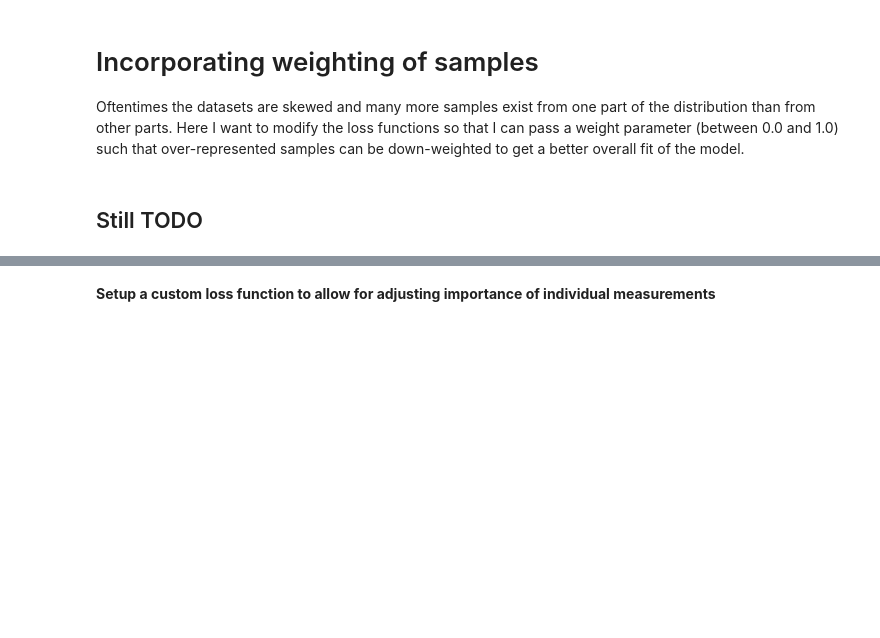
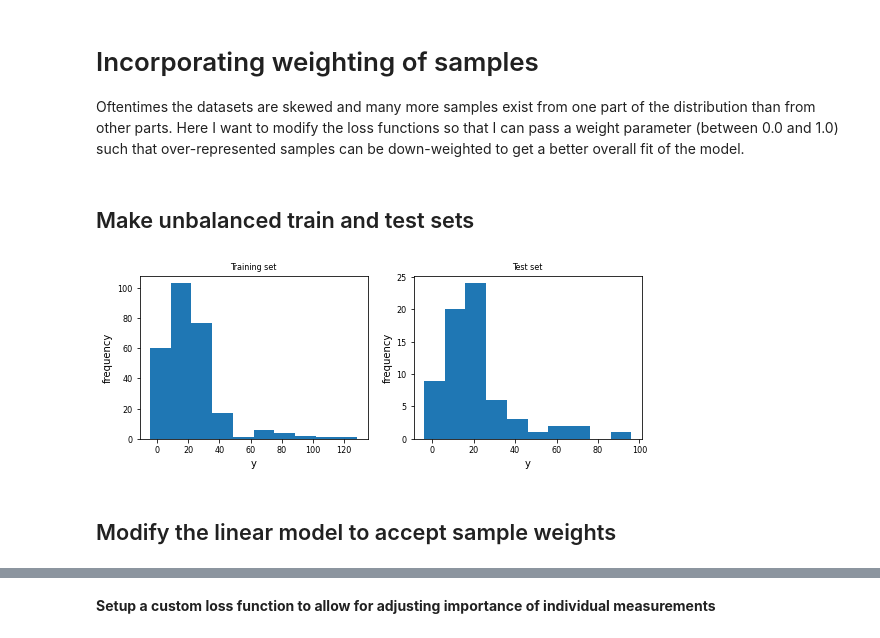
Before and after one commit to mengqvist/data_analysis_sivia, a Jupyter notebook: bayesian_linear_regression.ipynb, the cells around one changed output, grey strips where cells are left out. Cells and saved outputs as stored; diff of their text form; code cells hidden in the pictures; blank space fills up the shorter version.

```diff
--- a/bayesian_linear_regression.ipynb
+++ b/bayesian_linear_regression.ipynb
@@ -474,5 +536,3 @@ Observations: The classical linear models with MSE performs the worst, fixing MS
 # %% [markdown]
 # Incorporating weighting of samples
 Oftentimes the datasets are skewed and many more samples exist from one part of the distribution than from other parts. Here I want to modify the loss functions so that I can pass a weight parameter (between 0.0 and 1.0) such that over-represented samples can be down-weighted to get a better overall fit of the model.
-# %% [markdown]
-## Still TODO
@@ -480,0 +539,2 @@ model.parameters()
+# %% [markdown]
+## Make unbalanced train and test sets
@@ -480,0 +579,18 @@ model.parameters()
+# %%
+fig, ax = plt.subplots(1, 2, figsize=(9,3))
+
+ax[0].hist(y_train)
+ax[0].set(xlabel="y",
+          ylabel="frequency",
+          title="Training set")
+
+ax[1].hist(y_test)
+ax[1].set(xlabel="y",
+          ylabel="frequency",
+          title="Test set")
+
+plt.show()
+# %% [output]
+[figure, added]
+# %% [markdown]
+## Modify the linear model to accept sample weights
```
Also changed, not shown: parts of 28 cells of this notebook, 1 other file.
